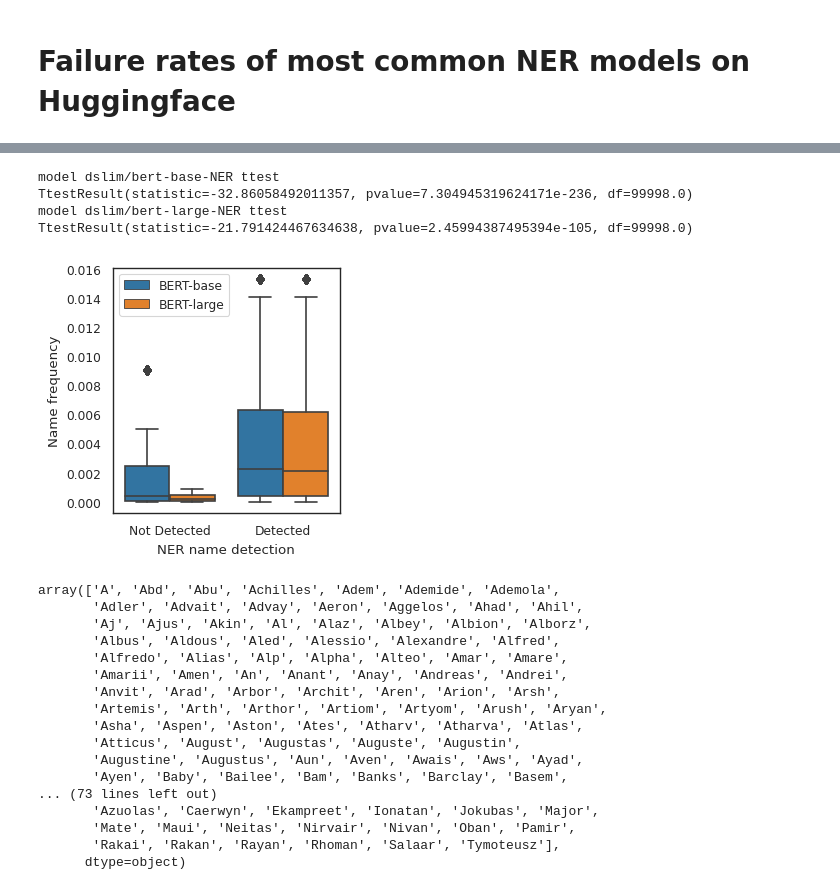
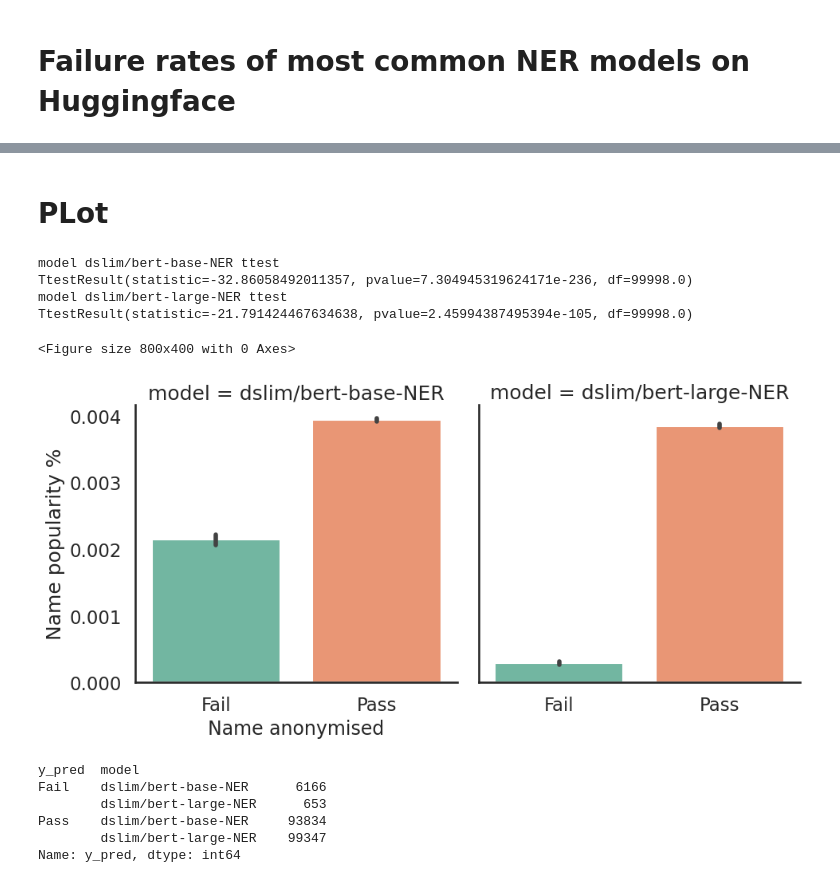
Before and after one commit to jasminium/raiit-2023, a Jupyter notebook: ner_failures.ipynb, the cells around one changed output, grey strips where cells are left out. Cells and saved outputs as stored; diff of their text form; code cells hidden in the pictures.

```diff
--- a/ner_failures.ipynb
+++ b/ner_failures.ipynb
@@ -35,6 +35,7 @@ from tqdm import tqdm
 
 from styles import fig_size
 
+palette = sns.color_palette('Set2')
 sns.set_style('white')
-sns.set_context('paper')
-sns.set_palette('tab10')
+sns.set_context('talk')
+sns.set_palette(palette=palette)
@@ -289,57 +281,55 @@ dslim/bert-large-NER Failure score 0.02
+# %% [markdown]
+# PLot
 # %%
 results_df = pd.read_csv('data/ner_deep_learning_results.csv')
 
 from scipy.stats import ttest_ind
 
 for model in ner_models:
     results_df['y_pred'] = results_df['y_pred'].astype(int)
     a = results_df[(results_df['y_pred'] == 0) & (results_df['model'] == model)]['Population Percentage'].to_numpy()
     b = results_df[(results_df['y_pred'] == 1) & (results_df['model'] == model)]['Population Percentage'].to_numpy()
     print(f'model {model} ttest')
     r = ttest_ind(a, b, alternative='less')
     print(r)
 
-results_df['y_pred'] = results_df['y_pred'].replace(1, 'Detected')
-results_df['y_pred'] = results_df['y_pred'].replace(0, 'Not Detected')
+results_df['y_pred'] = results_df['y_pred'].replace(1, 'Pass')
+results_df['y_pred'] = results_df['y_pred'].replace(0, 'Fail')
 
 results_df2 = results_df.copy()
-results_df2['model'] = results_df2['model'].replace('dslim/bert-base-NER', 'BERT-base')
-results_df2['model'] = results_df2['model'].replace('dslim/bert-large-NER', 'BERT-large')
+#results_df2['model'] = results_df2['model'].replace('dslim/bert-base-NER', 'BERT-base')
+#results_df2['model'] = results_df2['model'].replace('dslim/bert-large-NER', 'BERT-large')
 
-plt.figure(figsize=(3, 3), constrained_layout=True)
-sns.boxplot(data=results_df2, x="y_pred", y="Population Percentage", hue='model')
-plt.xlabel('NER name detection')
-plt.ylabel('Name frequency')
+plt.figure(figsize=(8, 4), constrained_layout=True)
+s = sns.catplot(data=results_df2, x="y_pred", y="Population Percentage", col='model', kind='bar')
+
+for ax in s.axes.flatten():
+    ax.set_xlabel('', fontsize=15)
+
+s.axes.flatten()[0].set_xlabel('Name anonymised', fontsize=17)
+s.set_ylabels('Name popularity %')
+sns.despine()
 plt.savefig('figures/ner.pdf')
-plt.legend(loc='upper left')
+plt.savefig('figures/ner.png', dpi=330)
+
 plt.show()
 
 x = results_df.groupby('y_pred')["Population Percentage"].mean()
 
-mistakes = results_df[results_df['y_pred'] == 'Not Detected']['Name'].unique()
-mistakes
+results_df3 = results_df2.groupby(['y_pred', 'model'])['y_pred'].count()
+results_df3
 # %% [output]
 model dslim/bert-base-NER ttest
 TtestResult(statistic=-32.86058492011357, pvalue=7.304945319624171e-236, df=99998.0)
 model dslim/bert-large-NER ttest
 TtestResult(statistic=-21.791424467634638, pvalue=2.45994387495394e-105, df=99998.0)
+<Figure size 800x400 with 0 Axes>
-[figure, old version]
+[figure, new version]
-array(['A', 'Abd', 'Abu', 'Achilles', 'Adem', 'Ademide', 'Ademola',
-       'Adler', 'Advait', 'Advay', 'Aeron', 'Aggelos', 'Ahad', 'Ahil',
-       'Aj', 'Ajus', 'Akin', 'Al', 'Alaz', 'Albey', 'Albion', 'Alborz',
-       'Albus', 'Aldous', 'Aled', 'Alessio', 'Alexandre', 'Alfred',
-       'Alfredo', 'Alias', 'Alp', 'Alpha', 'Alteo', 'Amar', 'Amare',
-       'Amarii', 'Amen', 'An', 'Anant', 'Anay', 'Andreas', 'Andrei',
-       'Anvit', 'Arad', 'Arbor', 'Archit', 'Aren', 'Arion', 'Arsh',
-       'Artemis', 'Arth', 'Arthor', 'Artiom', 'Artyom', 'Arush', 'Aryan',
-       'Asha', 'Aspen', 'Aston', 'Ates', 'Atharv', 'Atharva', 'Atlas',
-       'Atticus', 'August', 'Augustas', 'Auguste', 'Augustin',
-       'Augustine', 'Augustus', 'Aun', 'Aven', 'Awais', 'Aws', 'Ayad',
-       'Ayen', 'Baby', 'Bailee', 'Bam', 'Banks', 'Barclay', 'Basem',
-... (73 lines left out)
-       'Azuolas', 'Caerwyn', 'Ekampreet', 'Ionatan', 'Jokubas', 'Major',
-       'Mate', 'Maui', 'Neitas', 'Nirvair', 'Nivan', 'Oban', 'Pamir',
-       'Rakai', 'Rakan', 'Rayan', 'Rhoman', 'Salaar', 'Tymoteusz'],
-      dtype=object)
+y_pred  model
+Fail    dslim/bert-base-NER      6166
+        dslim/bert-large-NER      653
+Pass    dslim/bert-base-NER     93834
+        dslim/bert-large-NER    99347
+Name: y_pred, dtype: int64
 # %%
 df_mistakes = pd.DataFrame({
```
Also changed, not shown: parts of 5 cells of this notebook, 9 other files.
